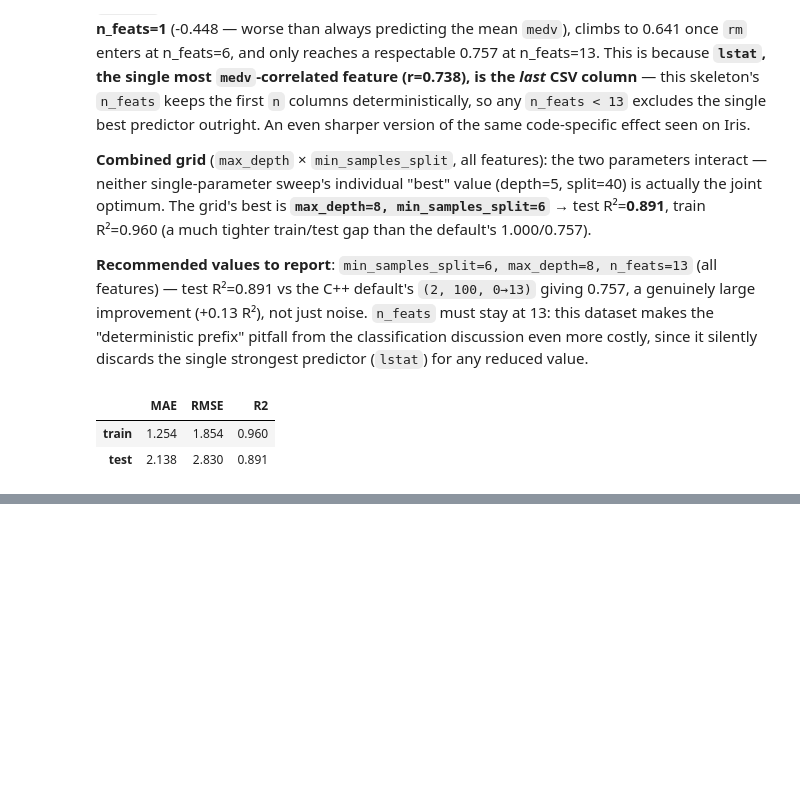
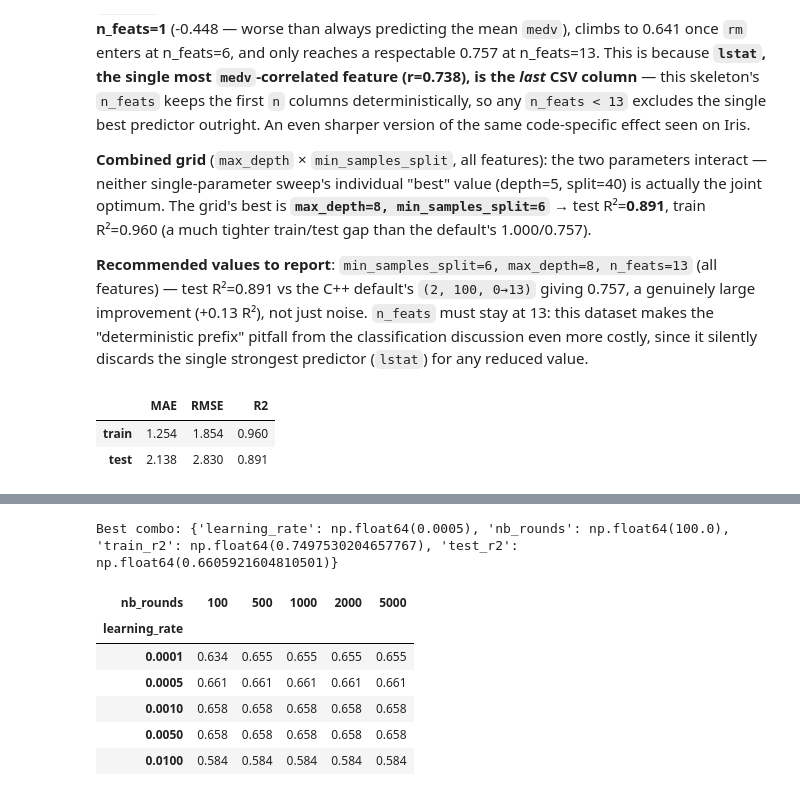
Before and after one commit to Pierrafrom/ml-lab-1, a Jupyter notebook: notebooks/boston_housing_exploration.ipynb, the cells around one changed output, grey strips where cells are left out. Cells and saved outputs as stored; diff of their text form; code cells hidden in the pictures; blank space fills up the shorter version.

```diff
--- a/notebooks/boston_housing_exploration.ipynb
+++ b/notebooks/boston_housing_exploration.ipynb
@@ -416,0 +565,31 @@ pd.DataFrame(
+# %%
+grid_gd_lrs = [0.0001, 0.0005, 0.001, 0.005, 0.01]
+grid_gd_rounds = [100, 500, 1000, 2000, 5000]
+grid_gd_rows = []
+
+for lr in grid_gd_lrs:
+    for r in grid_gd_rounds:
+        model = make_sgd_linreg(lr, r)
+        model.fit(X_train_scaled, y_train)
+        grid_gd_rows.append(
+            {
+                "learning_rate": lr,
+                "nb_rounds": r,
+                "train_r2": model.score(X_train_scaled, y_train),
+                "test_r2": model.score(X_test_scaled, y_test),
+            }
+        )
+
+grid_gd_df = pd.DataFrame(grid_gd_rows)
+best_gd_row = grid_gd_df.loc[grid_gd_df["test_r2"].idxmax()]
+print("Best combo:", dict(best_gd_row))
+grid_gd_df.pivot(index="learning_rate", columns="nb_rounds", values="test_r2").round(3)
+# %% [output]
+Best combo: {'learning_rate': np.float64(0.0005), 'nb_rounds': np.float64(100.0), 'train_r2': np.float64(0.7497530204657767), 'test_r2': np.float64(0.6605921604810501)}
+| nb_rounds | 100 | 500 | 1000 | 2000 | 5000 |
+| learning_rate |  |  |  |  |  |
+| 0.0001 | 0.634 | 0.655 | 0.655 | 0.655 | 0.655 |
+| 0.0005 | 0.661 | 0.661 | 0.661 | 0.661 | 0.661 |
+| 0.0010 | 0.658 | 0.658 | 0.658 | 0.658 | 0.658 |
+| 0.0050 | 0.658 | 0.658 | 0.658 | 0.658 | 0.658 |
+| 0.0100 | 0.584 | 0.584 | 0.584 | 0.584 | 0.584 |
```
Also changed, not shown: parts of 9 cells of this notebook.
